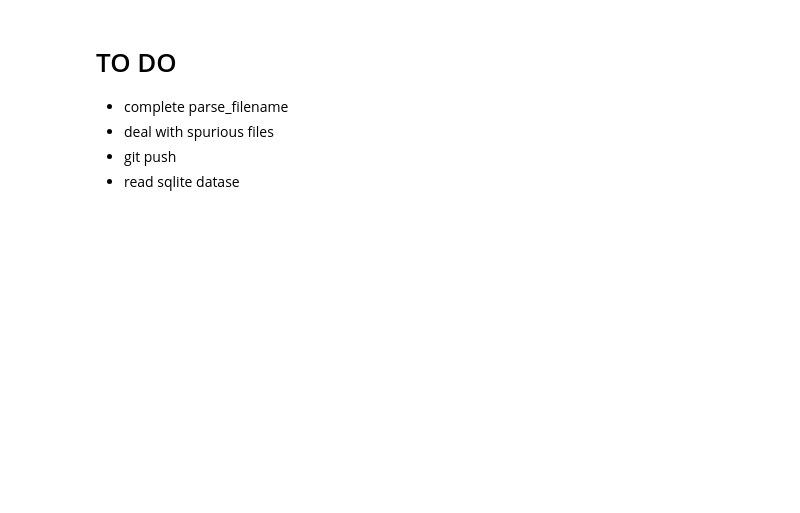
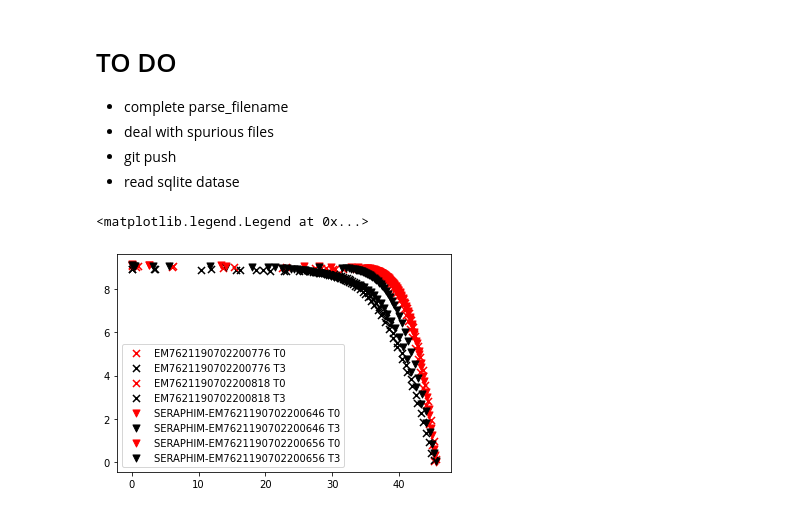
Before and after one commit to Bertin-fap/PVcharacterization, a Jupyter notebook: Module_aging.ipynb, the cells around one changed output. Drawn from its saved outputs; the diff is of its cells as text; code cells hidden in the pictures; blank space fills up the shorter version.

Commit message:
added plot selected iv curves

```diff
--- a/Module_aging.ipynb
+++ b/Module_aging.ipynb
@@ -194,23 +198,32 @@ plt.scatter(x,y)
 # %%
 import matplotlib.pyplot as plt
 # Get dataframe describing the experimental files
 df_files_descp = pv.sqlite_to_dataframe(data_folder,pv.DATA_BASE_TABLE_FILE)
 
 # Select the module types which names has to be corrected
 list_mod_selected = pv.build_modules_list(df_files_descp,data_folder)
 iv_curve = {pv.parse_filename(file): pv.read_flashtest_file(file).IV0
             for file in pv.build_modules_filenames(list_mod_selected,data_folder)}
 
 colors = {'T0':'r','T3':'k'}
+markers = {'EM7621190702200776':'x',
+           'EM7621190702200818':'x',
+           'SERAPHIM-EM7621190702200646':'v',
+           'SERAPHIM-EM7621190702200656':'v'}
 
 for name,value in iv_curve.items():
-    plt.scatter(value["Voltage"][::20],
-                value["Current"][::20],
-                s=10,
+    plt.scatter(value["Voltage"][::70],
+                value["Current"][::70],
+                s=50,
                 label=f'{name.module_type} {name.treatment}',
-                c=colors[name.treatment] )
+                c=colors[name.treatment],
+                marker=markers[name.module_type],
+                alpha=1)
 
 plt.legend()
+# %% [output]
+<matplotlib.legend.Legend at 0x...>
+[figure, added]
 # %%
 from importlib import metadata
 metadata.version('pip')
```
Also changed, not shown: parts of 1 cell of this notebook.
